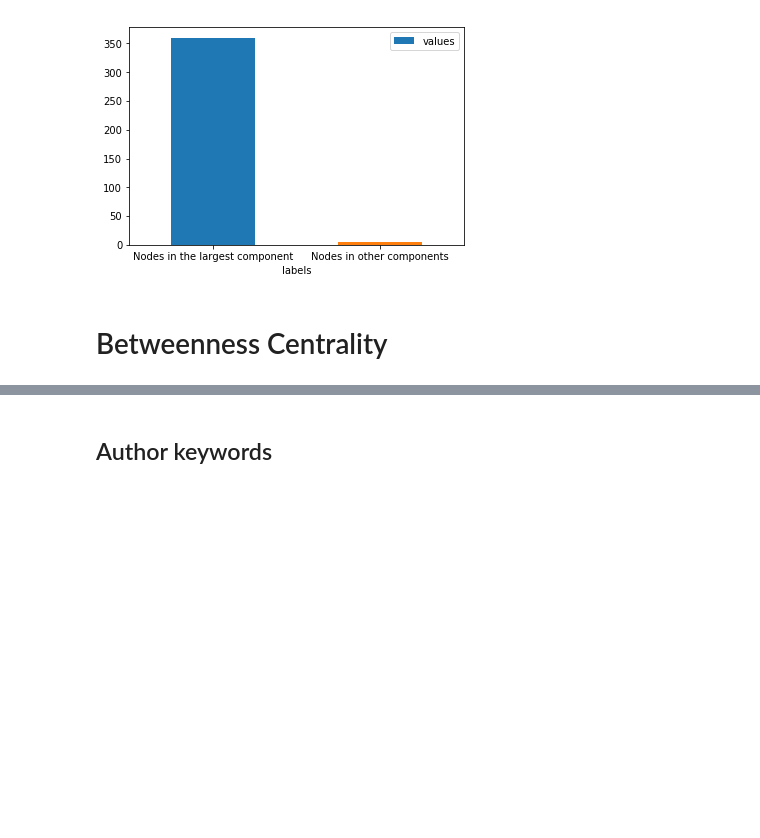
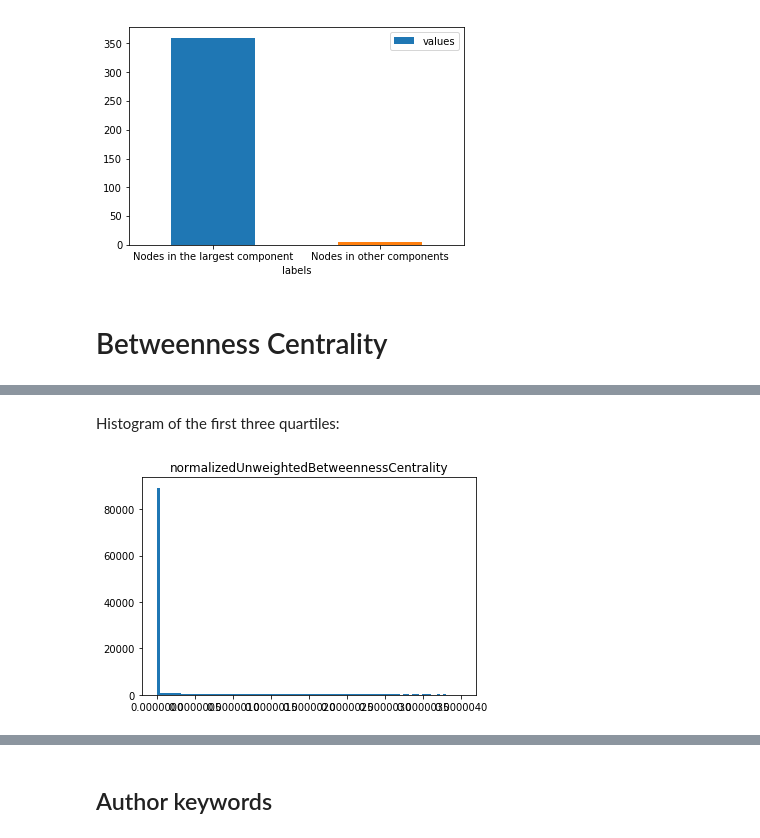
Before and after one commit to clokman/KFIR, a Jupyter notebook: notebooks/Graph-analysis.ipynb, the cells around one changed output, grey strips where cells are left out. Cells and saved outputs as stored; diff of their text form; code cells hidden in the pictures; blank space fills up the shorter version.

```diff
--- a/notebooks/Graph-analysis.ipynb
+++ b/notebooks/Graph-analysis.ipynb
@@ -571,0 +643,7 @@ ax = df.plot.bar(x='labels', y='values', rot=0)
+# %% [markdown]
+Histogram of the first three quartiles:
+# %%
+keywordPlus_centralities_three_quartiles = keywordPlus_centralities.loc[keywordPlus_centralities['normalizedUnweightedBetweennessCentrality'] < 0.000004, :]
+ax = keywordPlus_centralities_three_quartiles.hist(bins=100, grid=False)
+# %% [output]
+[figure, added]
```
Also changed, not shown: parts of 68 cells of this notebook, 6 other files.
